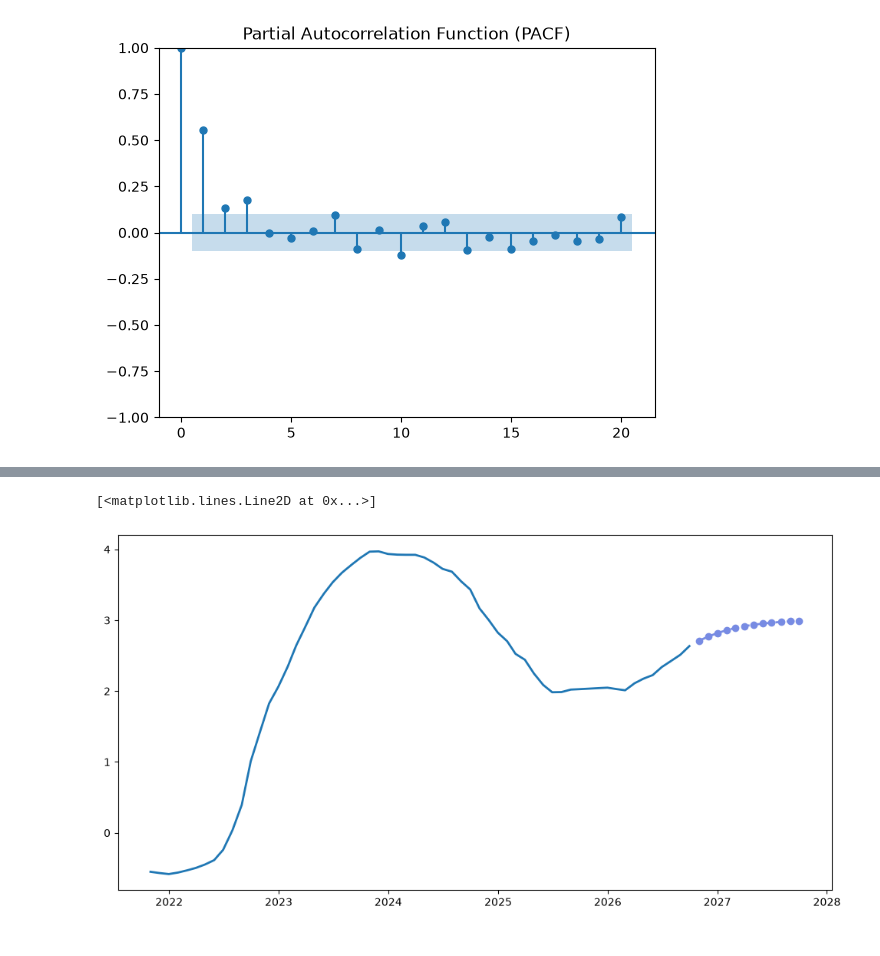
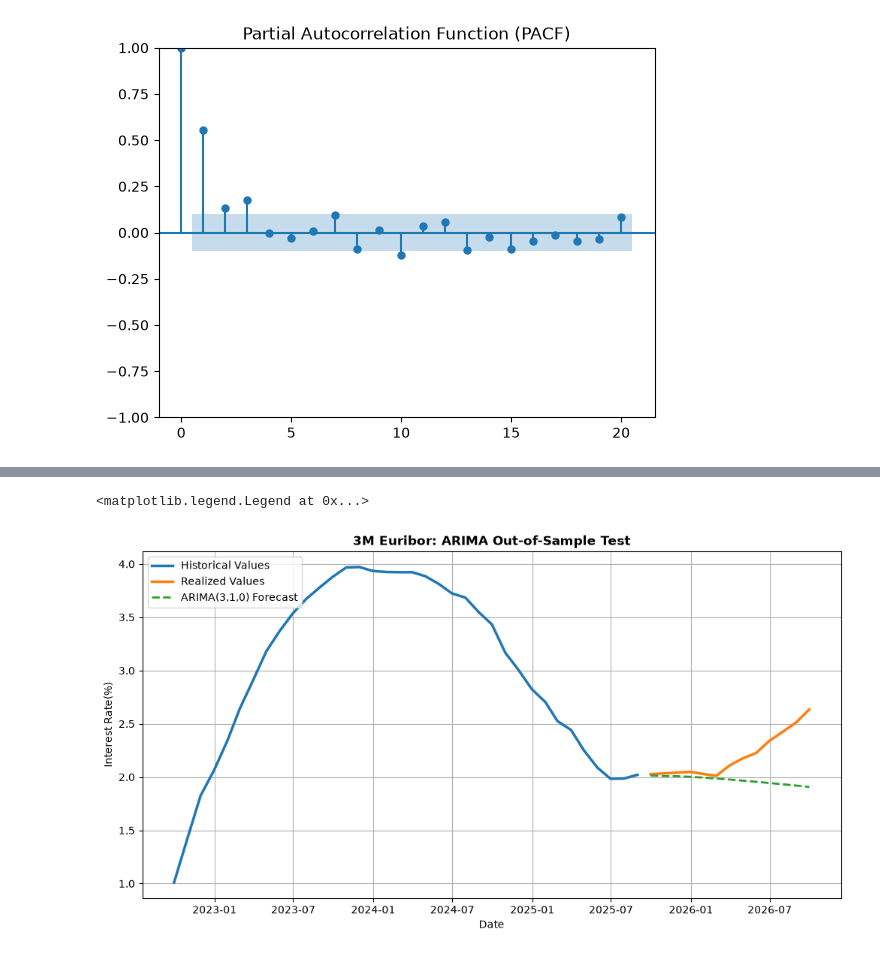
Before and after one commit to Mirrbe/Time-Series-Econometrics, a Jupyter notebook: arima_garch.ipynb, the cells around one changed output, grey strips where cells are left out. Drawn from its saved outputs; the diff is of its cells as text; code cells hidden in the pictures.

Commit message:
Added out-of-sample test to ARIMA

```diff
--- a/arima_garch.ipynb
+++ b/arima_garch.ipynb
@@ -17,6 +17,7 @@ dtype: object
 # %%
 # Set datetime to index, filter out maturities other than 12 months leave out month column.
 df.set_index('date', inplace=True)
+df.index.freq= 'ME'
 df = df[['euribor']]
 df.head()
 # %% [output]
@@ -100,2 +102,42 @@ sigma2         0.0164      0.000     41.887      0.000       0.016       0.017
 [figure]
+# %%
+# No major issues arise from diagnostics, early data displays varying residuals. Histogram displays leptokurtosis and QQ-plot deviates slightly at tail ends
+# both of these features are common for financial time series data.
+
+# Define variables for training and testing. Testing to forecast 24 months.
+train_data = 380
+train_df = df.iloc[:train_data]
+test_df = df.iloc[train_data:]
+forecast_horizon_1 = len(test_df)
+
+arima_train = pm.ARIMA(order=(3,1,0))
+arima_train.fit(train_df['euribor'])
+
+forecast_values, conf_int = arima_train.predict(
+    n_periods = forecast_horizon_1,
+    return_conf_int=True,
+    alpha=0.05
+)
+# Forecast and bounds to pandas Series
+forecast_series = pd.Series(forecast_values, index=test_df.index)
+lower_series = pd.Series(conf_int[:, 0], index=test_df.index)
+upper_series = pd.Series(conf_int[:, 1], index=test_df.index)
+
+fig, ax = plt.subplots(figsize=(12,6))
+# Historical training data
+ax.plot(train_df.index[-36:], train_df['euribor'].iloc[-36:], label='Historical Values', lw=2.5)
+# Actual test values
+ax.plot(test_df.index, test_df['euribor'].iloc[-100:], label='Realized Values', lw=2.5)
+# ARIMA out-of-sample forecast
+ax.plot(forecast_series.index, forecast_series, label='ARIMA(3,1,0) Forecast', linestyle='--', lw=2)
+
+# Plot Formatting
+ax.set_title(f"3M Euribor: ARIMA Out-of-Sample Test", fontweight='bold')
+ax.set_ylabel('Interest Rate(%)')
+ax.set_xlabel('Date')
+ax.grid(True)
+ax.legend(loc="upper left")
+# %% [output]
+<matplotlib.legend.Legend at 0x...>
+[figure, added]
 # %%
@@ -112,9 +153,0 @@ future_dates = pd.date_range(start=last_date, periods=forecast_horizon + 1, freq
-# %%
-fig, ax = plt.subplots(figsize=(12, 6))
-
-recent_df = df.tail(60)
-ax.plot(recent_df.index, recent_df['euribor'], label='Historical Euribor Rate (12 months)', color='#1f77b4', lw=2)
-ax.plot(future_dates, arima_forecast, label='ARIMA(3,1,0) Point Forecast', color="#778be3", linestyle='--', lw=2, marker='o',)
-# %% [output]
-[<matplotlib.lines.Line2D at 0x...>]
-[figure, removed]
```
Also changed, not shown: parts of 6 cells of this notebook.
